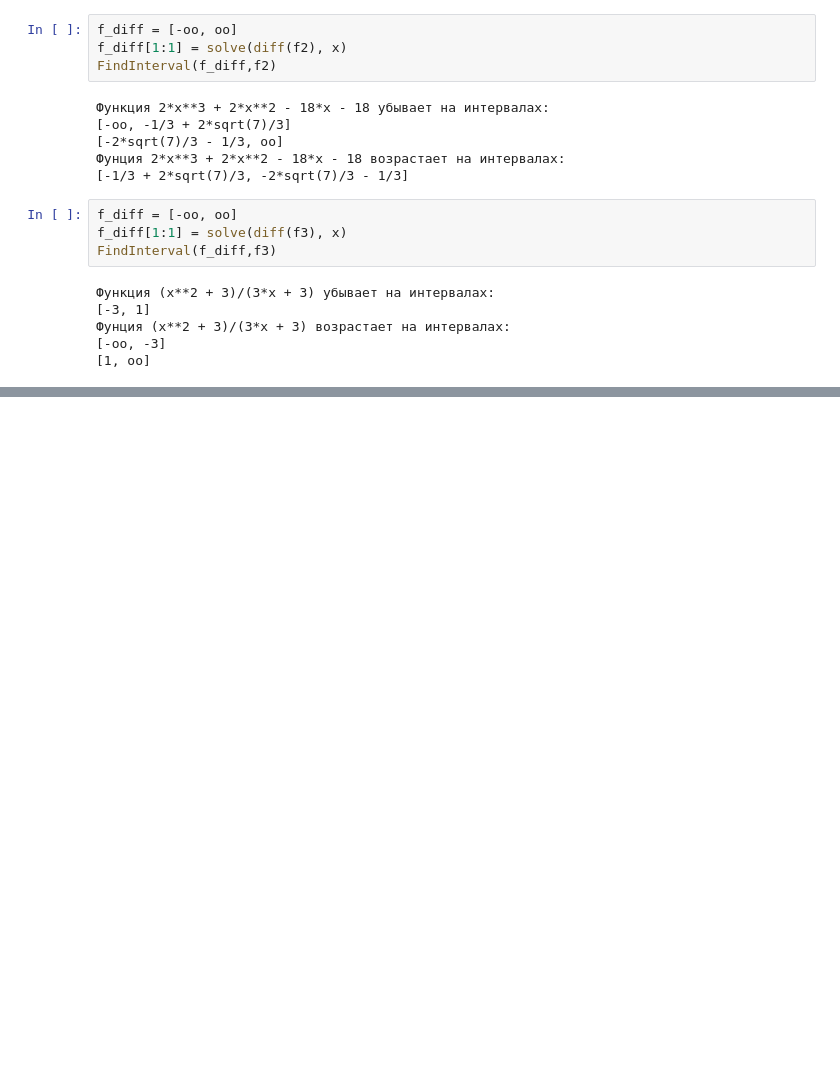
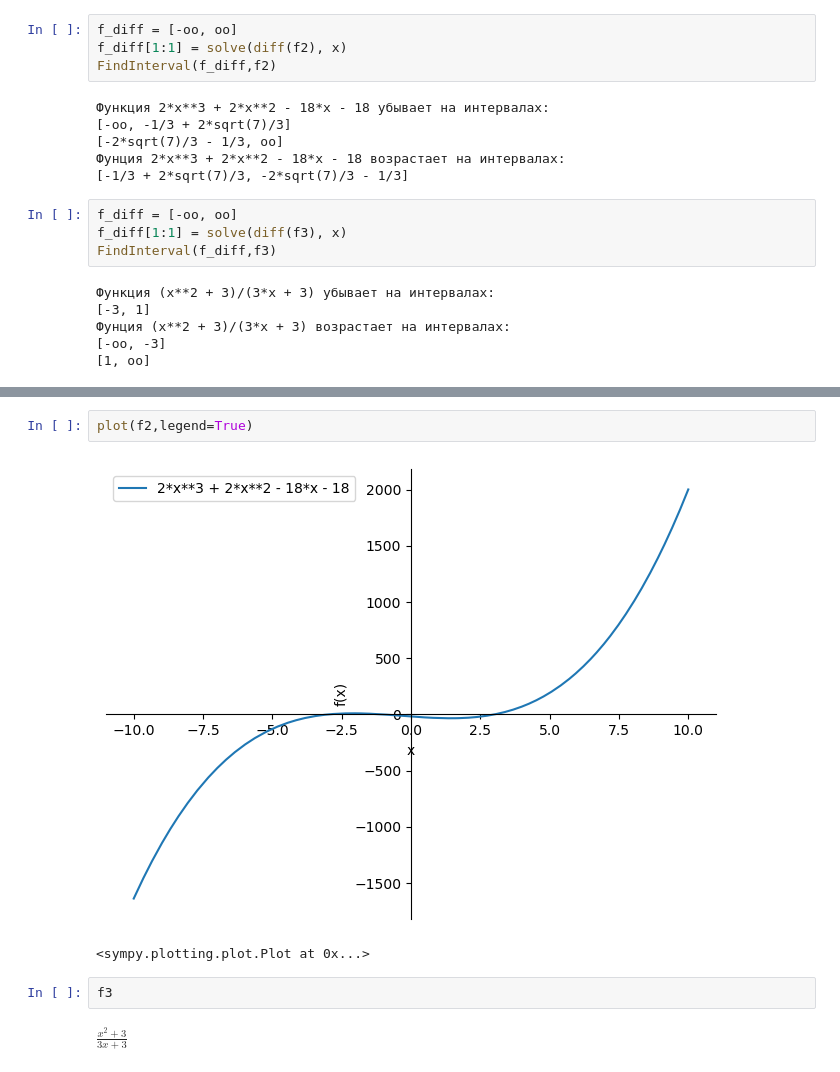
Before and after one commit to Gendrin/Seminar11, a Jupyter notebook: s11.ipynb, the cells around one changed output, grey strips where cells are left out. Saved outputs shown, nothing was run; the diff lists cells and outputs as text; blank space fills up the shorter version.

```diff
--- a/s11.ipynb
+++ b/s11.ipynb
@@ -86,0 +95,9 @@ FindInterval(f_diff,f3)
+# %%
+plot(f2,legend=True)
+# %% [output]
+[figure, added]
+<sympy.plotting.plot.Plot at 0x...>
+# %%
+f3
+# %% [output]
+$\displaystyle \frac{x^{2} + 3}{3 x + 3}$
```
Also changed, not shown: parts of 2 cells of this notebook.
